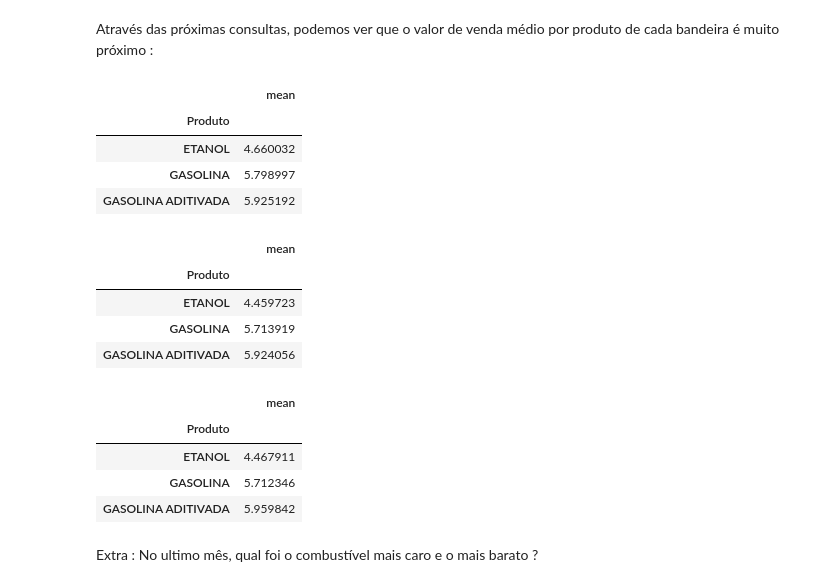
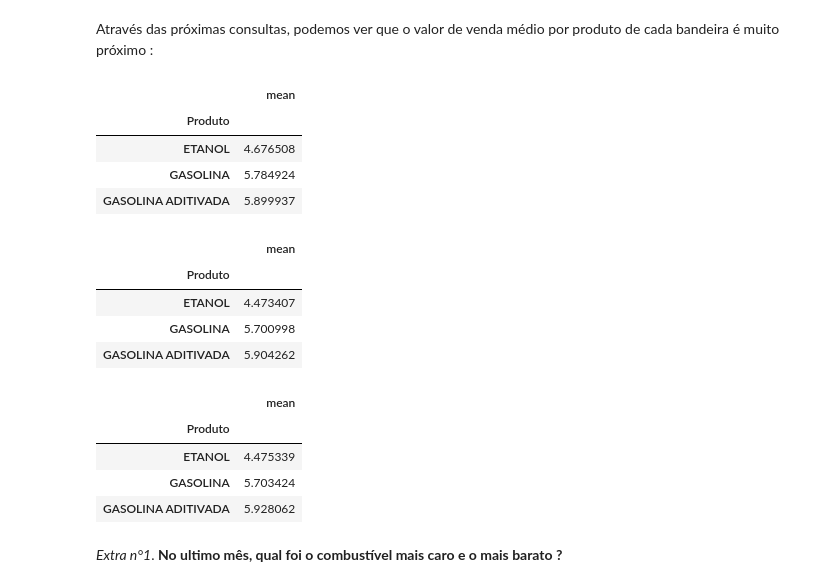
Before and after one commit to gustavovarella/Projeto_m4, a Jupyter notebook: PROJETO_M4.ipynb, the cells around one changed output. Cells and saved outputs as stored; diff of their text form; code cells hidden in the pictures.

```diff
--- a/PROJETO_M4.ipynb
+++ b/PROJETO_M4.ipynb
@@ -78,0 +214,3 @@ df_completo
+# %%
+outlier_alto = Q3 + (1.5 * IIQ)
+outlier_alto
@@ -78,0 +219,4 @@ df_completo
+# %%
+#Análise dos valores, e remoção dos que forem considerados Outliers.
+df_completo = df_completo.drop(df_completo[(df_completo.Valor_de_Venda < outlier_baixo) | (df_completo.Valor_de_Venda > outlier_alto)].index)
+df_completo
@@ -98,4 +263,0 @@ df_completo
-# %%
-#Deixa o Data Frame organizado em ordem de data de coleta
-df_completo.sort_values('Data da Coleta', ascending=True, inplace=True)
-df_completo
@@ -196,4 +291,0 @@ df_completo
-# %%
-# alterando tipo da variável
-df_completo['Valor de Venda'] = df_completo['Valor de Venda'].str.replace(',', '.')
-df_completo['Valor de Venda']= df_completo['Valor de Venda'].astype(float)
@@ -254,31 +429,31 @@ bandeiras_describe
 # %% [markdown]
 Através das próximas consultas, podemos ver que o valor de venda médio por produto de cada bandeira é muito próximo :
 # %%
-df_completo.query('Bandeira== "ALESAT"').groupby(['Produto'])['Valor de Venda'].agg(['mean'])
+df_completo.query('Bandeira== "ALESAT"').groupby(['Produto'])['Valor_de_Venda'].agg(['mean'])
 # %% [output]
 |  | mean |
 | Produto |  |
-| ETANOL | 4.660032 |
-| GASOLINA | 5.798997 |
-| GASOLINA ADITIVADA | 5.925192 |
+| ETANOL | 4.676508 |
+| GASOLINA | 5.784924 |
+| GASOLINA ADITIVADA | 5.899937 |
 # %%
-df_completo.query('Bandeira== "IPIRANGA"').groupby(['Produto'])['Valor de Venda'].agg(['mean'])
+df_completo.query('Bandeira== "IPIRANGA"').groupby(['Produto'])['Valor_de_Venda'].agg(['mean'])
 # %% [output]
 |  | mean |
 | Produto |  |
-| ETANOL | 4.459723 |
-| GASOLINA | 5.713919 |
-| GASOLINA ADITIVADA | 5.924056 |
+| ETANOL | 4.473407 |
+| GASOLINA | 5.700998 |
+| GASOLINA ADITIVADA | 5.904262 |
 # %%
-df_completo.query('Bandeira== "RAIZEN"').groupby(['Produto'])['Valor de Venda'].agg(['mean'])
+df_completo.query('Bandeira== "RAIZEN"').groupby(['Produto'])['Valor_de_Venda'].agg(['mean'])
 # %% [output]
 |  | mean |
 | Produto |  |
-| ETANOL | 4.467911 |
-| GASOLINA | 5.712346 |
-| GASOLINA ADITIVADA | 5.959842 |
+| ETANOL | 4.475339 |
+| GASOLINA | 5.703424 |
+| GASOLINA ADITIVADA | 5.928062 |
 # %% [markdown]
-Extra : No ultimo mês, qual foi o combustível mais caro e o mais barato ?
+*Extra n°1*. **No ultimo mês, qual foi o combustível mais caro e o mais barato ?**
 # %%
 #filtro do ultimo mês
 filtered_df =df_completo.loc[(df_completo['Data da Coleta'] >= '01/08/2022	') & (df_completo['Data da Coleta'] < '31/08/2022')]
```
Also changed, not shown: parts of 84 cells of this notebook.
